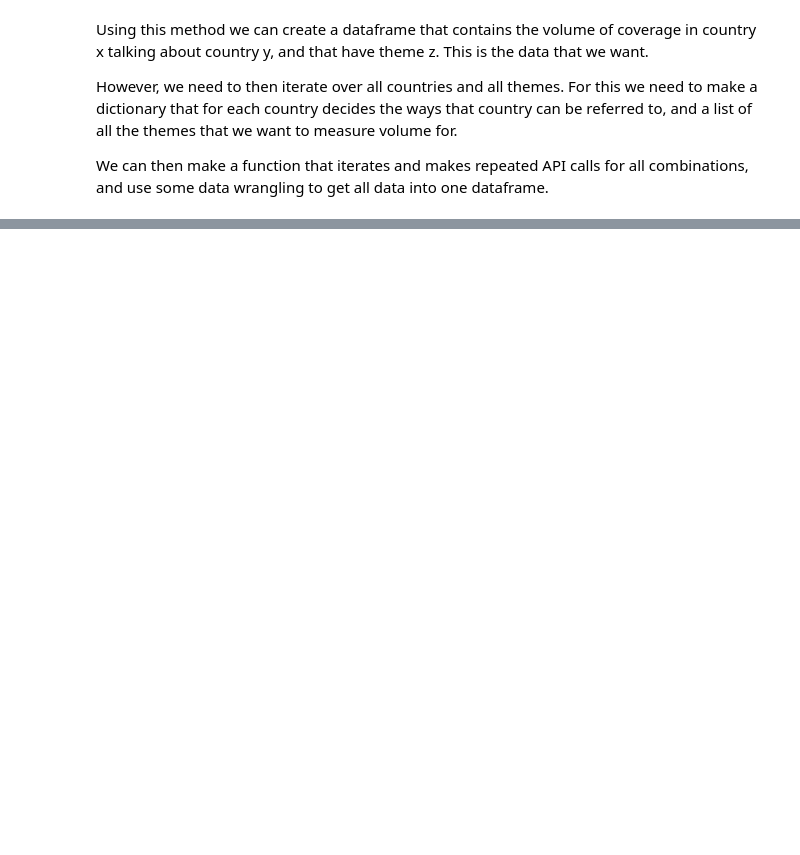
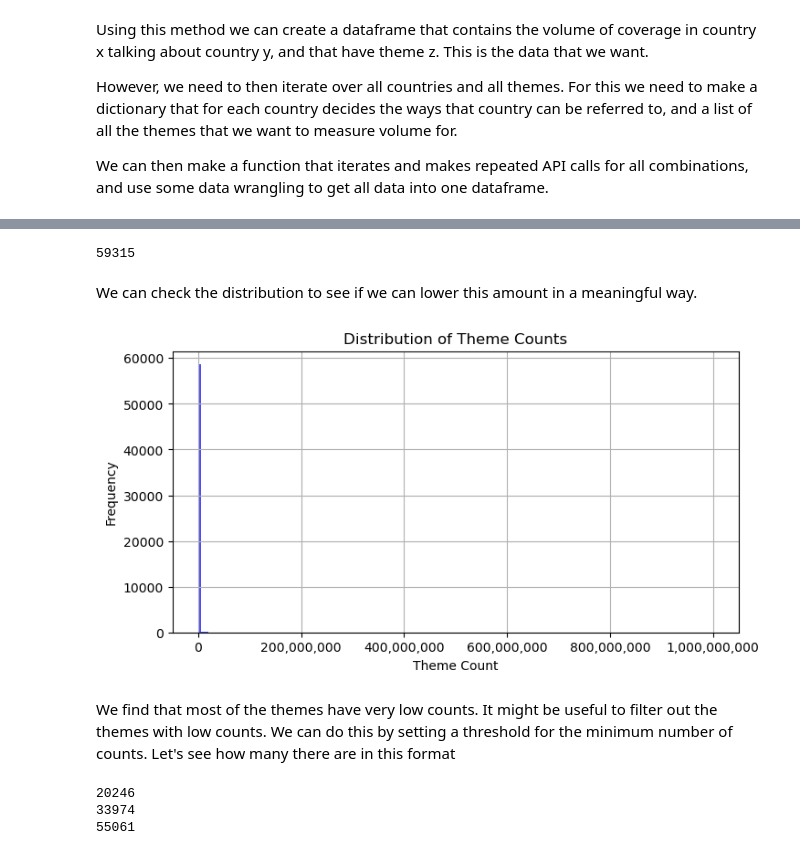
Before and after one commit to lboekestein/capstone, a Jupyter notebook: data/newsdata/gdelt_api.ipynb, the cells around one changed output, grey strips where cells are left out. Cells and saved outputs as stored; diff of their text form; code cells hidden in the pictures; blank space fills up the shorter version.

Commit message:
Collect themes and countries and test-run api

```diff
--- a/data/newsdata/gdelt_api.ipynb
+++ b/data/newsdata/gdelt_api.ipynb
@@ -50,0 +61,31 @@ We can then make a function that iterates and makes repeated API calls for all c
+# %%
+theme_url = "http://data.gdeltproject.org/api/v2/guides/LOOKUP-GKGTHEMES.TXT"
+theme_df = pd.read_csv(theme_url, sep='\t', header=None)
+print(len(theme_df))
+# %% [output]
+59315
+# %% [markdown]
+We can check the distribution to see if we can lower this amount in a meaningful way.
+# %%
+theme_counts = theme_df[1]
+
+plt.figure(figsize=(8, 4))
+plt.hist(theme_counts, bins=200, color='blue', alpha=0.7)
+plt.title('Distribution of Theme Counts')
+plt.xlabel('Theme Count')
+plt.ylabel('Frequency')
+plt.grid(True)
+plt.gca().xaxis.set_major_formatter(plt.FuncFormatter(lambda x, _: '{:,.0f}'.format(x)))
+plt.show()
+# %% [output]
+[figure, added]
+# %% [markdown]
+We find that most of the themes have very low counts. It might be useful to filter out the themes with low counts. We can do this by setting a threshold for the minimum number of counts. Let's see how many there are in this format
+# %%
+print(len(theme_df[theme_df[1] < 10]))
+print(len(theme_df[theme_df[1] < 100]))
+print(len(theme_df[theme_df[1] < 100000]))
+# %% [output]
+20246
+33974
+55061
```
Also changed, not shown: parts of 18 cells of this notebook, 4 other files.
